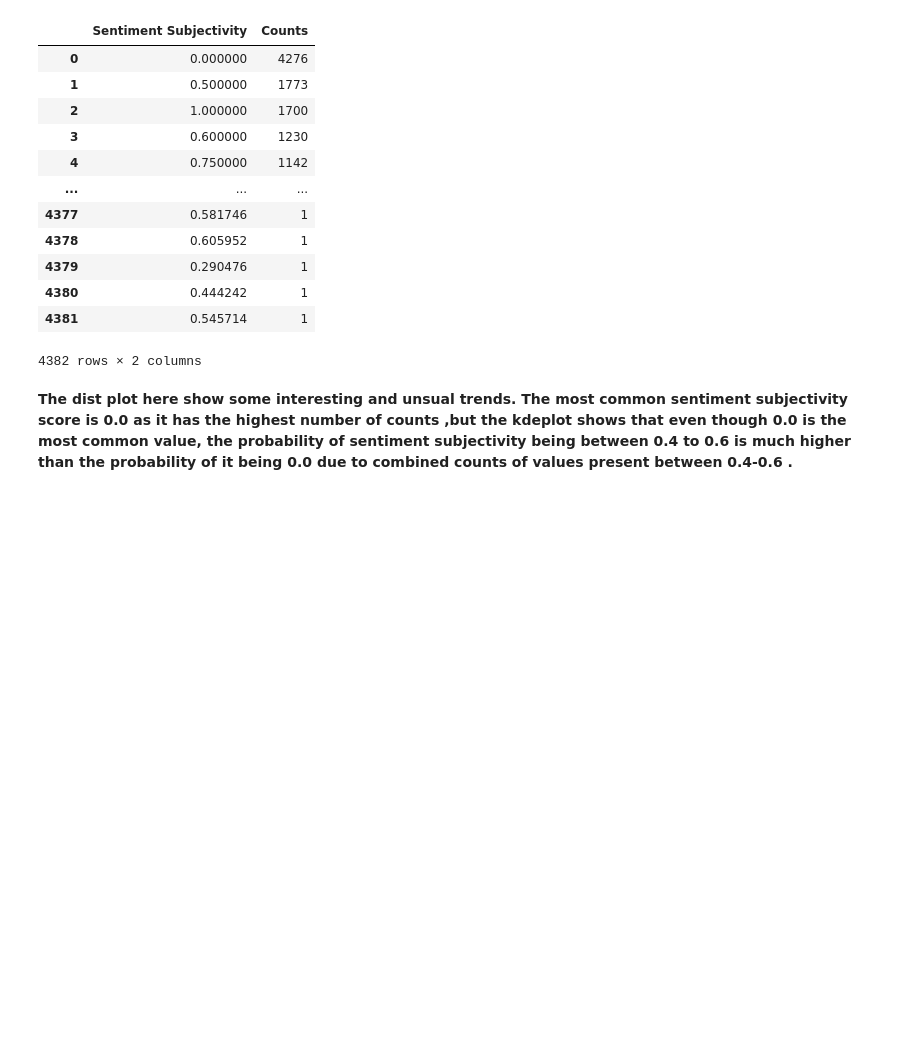
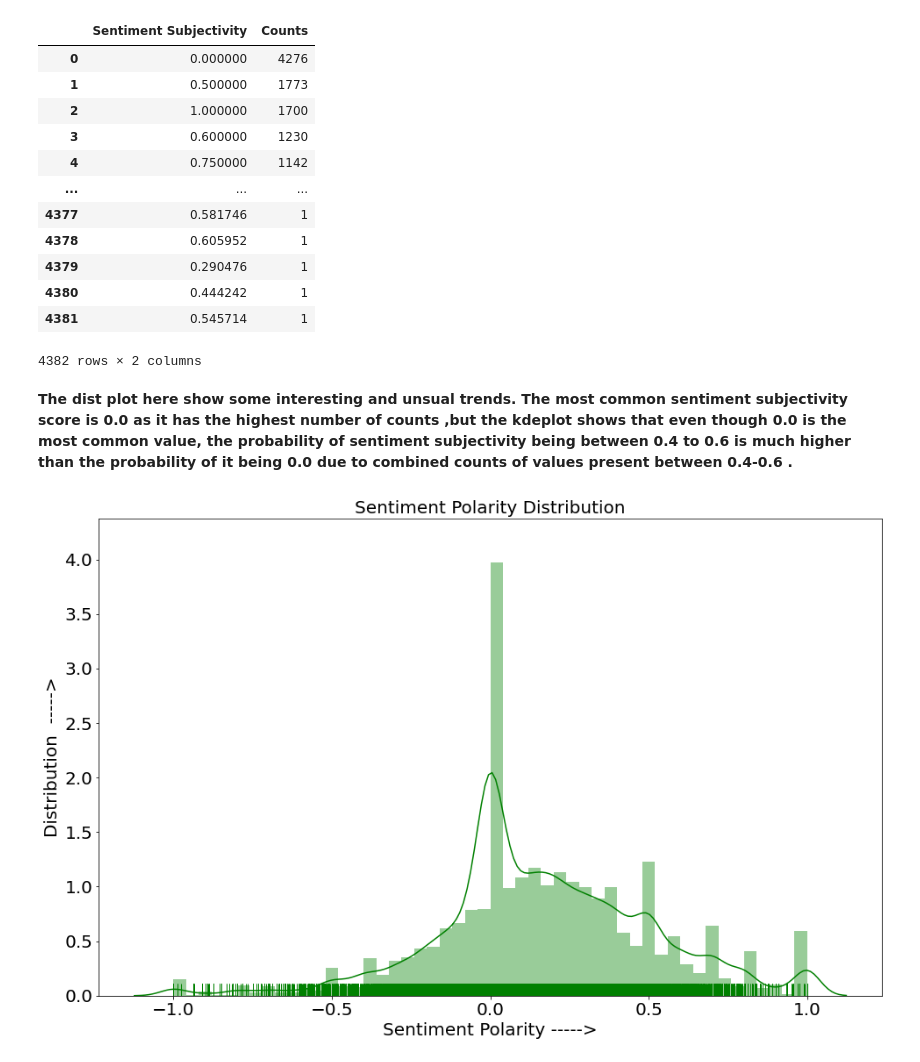
Before and after one commit to amol004/Google-Play-Store-EDA, a Jupyter notebook: Capstone_Project_Google_play_store_review_analysis_(EDA)_Notebook_{Amol_Thakur}.ipynb, the cells around one changed output. Drawn from its saved outputs; the diff is of its cells as text; code cells hidden in the pictures; blank space fills up the shorter version.

```diff
--- a/Capstone_Project_Google_play_store_review_analysis_(EDA)_Notebook_{Amol_Thakur}.ipynb
+++ b/Capstone_Project_Google_play_store_review_analysis_(EDA)_Notebook_{Amol_Thakur}.ipynb
@@ -877,6 +876,3 @@ sns.scatterplot(x='Size(in Mb)', y='Rating', hue='Type', data=play_df, palette='
 plt.title('Size vs Ratings',fontsize=20); # title
 # %% [output]
 [figure]
-# %%
-plt.rcParams['figure.figsize'] = (22,12)
-pl.scatter_3d(play_df,x='Size(in Mb)',y='Rating',z='Price($)',color="Type",hover_data=['Price($)','App'])
@@ -1444,3 +1438,12 @@ merged_df['Sentiment_Subjectivity'].value_counts().reset_index().rename(columns=
 4382 rows × 2 columns
 # %% [markdown]
 **The dist plot here show some interesting and unsual trends. The most common sentiment subjectivity score is 0.0 as it has the highest number of counts ,but the kdeplot shows that even though 0.0 is the most common value, the probability of sentiment subjectivity being between 0.4 to 0.6 is much higher than the probability of it being 0.0 due to combined counts of values present between 0.4-0.6 .**
+# %%
+# Analysing the sentiment polarity distribution throuth distribution plot
+plt.rcParams['figure.figsize'] = (16,10)
+sns.distplot(merged_df.Sentiment_Polarity,color="green",rug=True);
+plt.title('Sentiment Polarity Distribution',fontsize=20)
+plt.xlabel('Sentiment Polarity ----->',fontsize=20)
+plt.ylabel('Distribution  ----->',fontsize=20);
+# %% [output]
+[figure, added]
```
Also changed, not shown: parts of 4 cells of this notebook.
